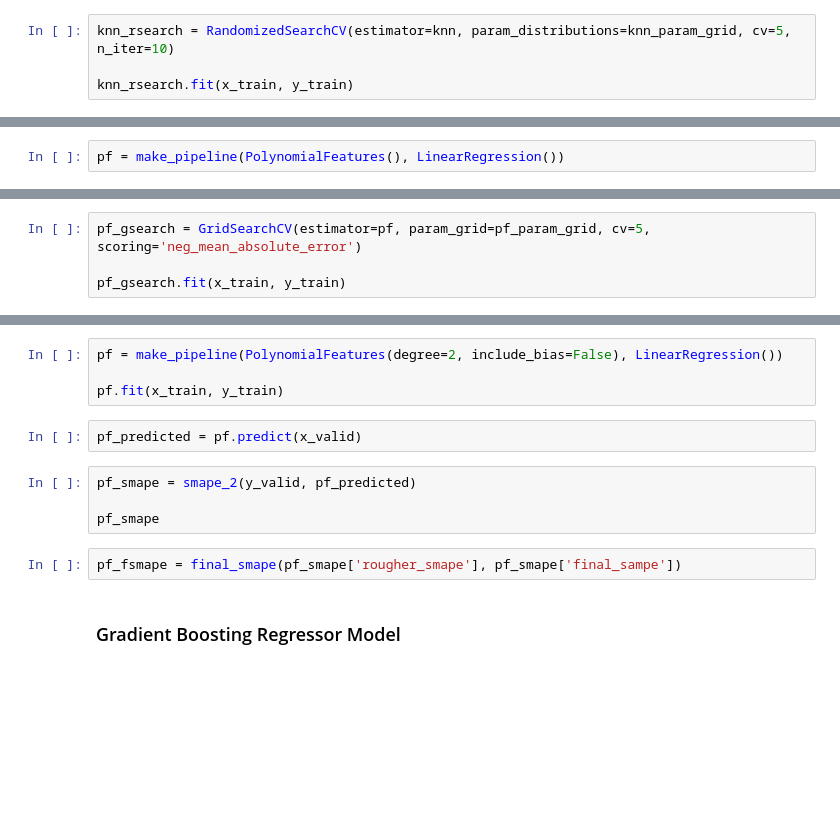
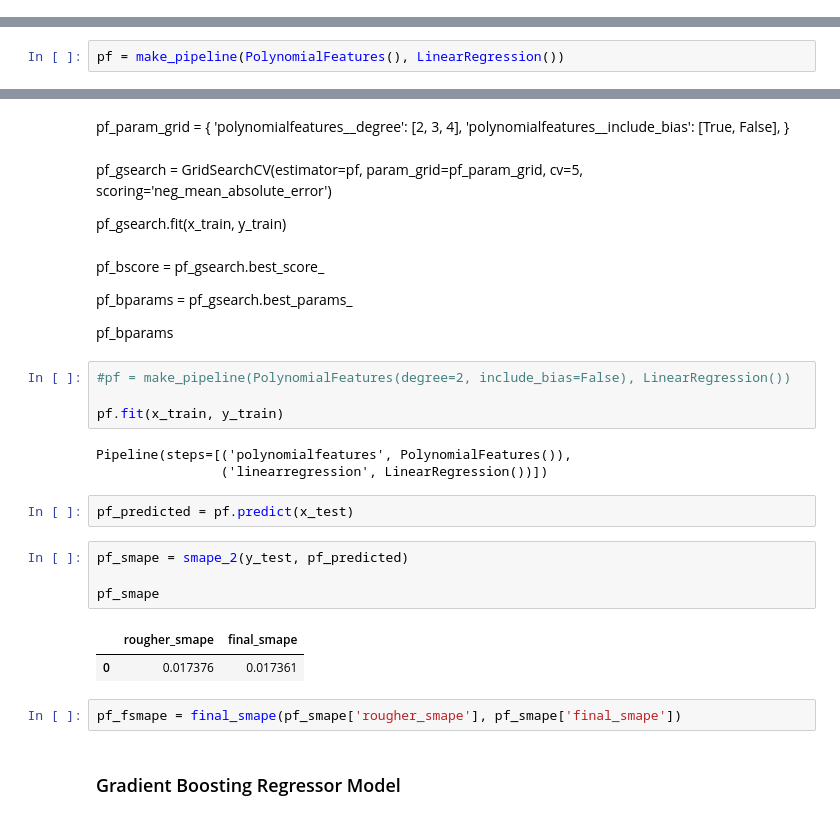
Before and after one commit to BLacuesta3/Sprint-10-Project, a Jupyter notebook: Sprint 10 Project Notebook.ipynb, the cells around one changed output, grey strips where cells are left out. Saved outputs shown, nothing was run; the diff lists cells and outputs as text; blank space fills up the shorter version.

```diff
--- a/Sprint 10 Project Notebook.ipynb
+++ b/Sprint 10 Project Notebook.ipynb
@@ -1036,6 +1045,2 @@ knn_param_grid ={
 # %% [markdown]
 random_search_knn = RandomizedSearchCV(estimator=knn_regressor, param_distributions=param_grid_knn, cv=5, n_iter=10, scoring='neg_mean_absolute_error', random_state=42)
-# %%
-knn_rsearch = RandomizedSearchCV(estimator=knn, param_distributions=knn_param_grid, cv=5, n_iter=10)
-
-knn_rsearch.fit(x_train, y_train)
@@ -1086,4 +1082,0 @@ pf_param_grid = {
-# %%
-pf_gsearch = GridSearchCV(estimator=pf, param_grid=pf_param_grid, cv=5, scoring='neg_mean_absolute_error')
-
-pf_gsearch.fit(x_train, y_train)
@@ -1096,15 +1083,36 @@ pf_bparams
+# %% [markdown]
+pf_param_grid = {
+    'polynomialfeatures__degree': [2, 3, 4],
+    'polynomialfeatures__include_bias': [True, False],
+}
+# %% [markdown]
+pf_gsearch = GridSearchCV(estimator=pf, param_grid=pf_param_grid, cv=5, scoring='neg_mean_absolute_error')
+
+pf_gsearch.fit(x_train, y_train)
+# %% [markdown]
+pf_bscore = pf_gsearch.best_score_
+
+pf_bparams = pf_gsearch.best_params_
+
+pf_bparams
 # %%
-pf = make_pipeline(PolynomialFeatures(degree=2, include_bias=False), LinearRegression())
+#pf = make_pipeline(PolynomialFeatures(degree=2, include_bias=False), LinearRegression())
 
 pf.fit(x_train, y_train)
+# %% [output]
+Pipeline(steps=[('polynomialfeatures', PolynomialFeatures()),
+                ('linearregression', LinearRegression())])
 # %%
-pf_predicted = pf.predict(x_valid)
+pf_predicted = pf.predict(x_test)
 # %%
-pf_smape = smape_2(y_valid, pf_predicted)
+pf_smape = smape_2(y_test, pf_predicted)
 
 pf_smape
+# %% [output]
+|  | rougher_smape | final_smape |
+| 0 | 0.017376 | 0.017361 |
 # %%
-pf_fsmape = final_smape(pf_smape['rougher_smape'], pf_smape['final_sampe'])
+pf_fsmape = final_smape(pf_smape['rougher_smape'], pf_smape['final_smape'])
 # %% [markdown]
 ### Gradient Boosting Regressor Model
 # %%
```
Also changed, not shown: parts of 46 cells of this notebook.
